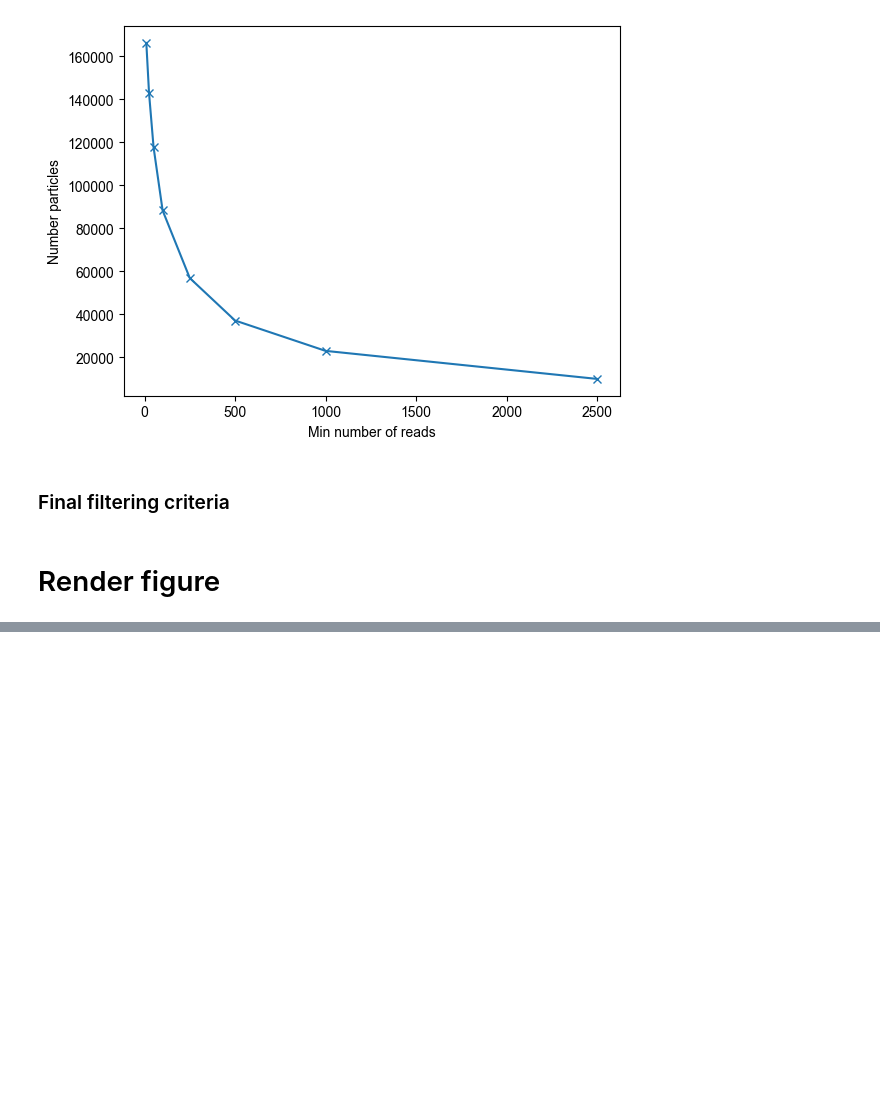
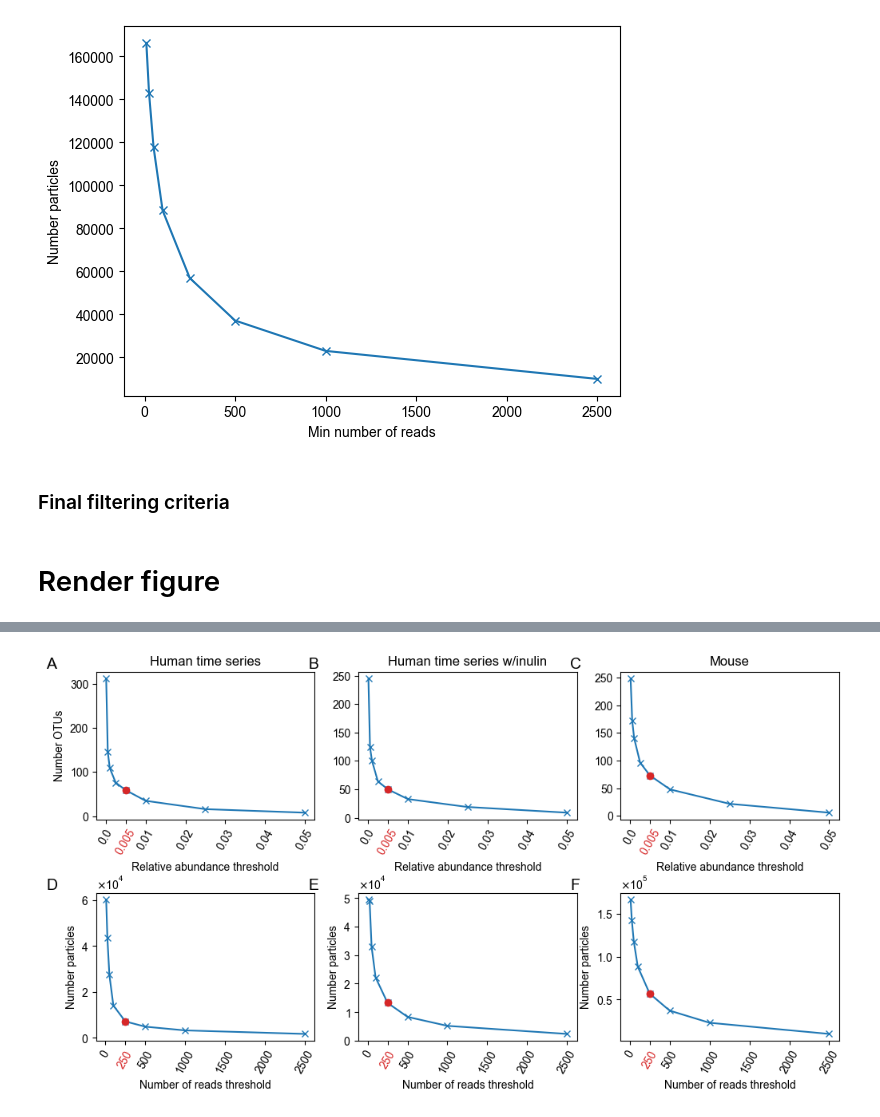
Before and after one commit to gerberlab/MCSPACE, a Jupyter notebook: mcspace/MCSPACE_paper/figures/figure_S1_data_filtering.ipynb, the cells around one changed output, grey strips where cells are left out. Saved outputs shown, nothing was run; the diff lists cells and outputs as text; code cells hidden in the pictures; blank space fills up the shorter version.

```diff
--- a/mcspace/MCSPACE_paper/figures/figure_S1_data_filtering.ipynb
+++ b/mcspace/MCSPACE_paper/figures/figure_S1_data_filtering.ipynb
@@ -96,0 +150,8 @@ reads, num_otus, times, subjects, human_dataset = get_human_timeseries_dataset(
+# %%
+# from looking at plots and estimating an elbow
+min_abundance=0.005
+min_reads=250
+max_reads = 10000
+# %%
+reads, num_otus, times, subjects, inulin_dataset = get_human_inulin_perturbation_dataset(
+    min_abundance=min_abundance, min_reads=min_reads, max_reads=max_reads, rootpath=datapath)
@@ -224,0 +286,91 @@ plt.savefig(outpath / "figure_S3_filtering_thresholds.svg", bbox_inches="tight")
+# %%
+scale=1.5
+rotation = 60
+
+fig, ax = plt.subplots(figsize=(8*scale,4*scale), nrows=2, ncols=3)
+
+abun_ticks = [0.0, 0.005, 0.01, 0.02, 0.03, 0.04, 0.05]
+part_ticks = [0, 250, 500, 1000, 1500, 2000, 2500]
+
+# Human data
+ax[0,0].plot(abun_thres_vals, human_notu_vals, '-x')
+ax[0,0].plot(abun_thres_vals[4], human_notu_vals[4], 'o', color='tab:red')
+ax[0,0].set_ylabel("Number OTUs")
+ax[0,0].set_xlabel("Relative abundance threshold")
+ax[0,0].set_xticks(abun_ticks)
+ax[0,0].set_xticklabels(abun_ticks, rotation=rotation)
+plt.setp(ax[0,0].get_xticklabels()[1], color='tab:red')
+ax[0,0].set_title("Human time series")
+ax[0,0].text(label_x, label_y, 'A', horizontalalignment='left',verticalalignment='center',
+             transform=ax[0,0].transAxes, fontsize=label_fontsize)
+
+# Human inulin data
+ax[0,1].plot(abun_thres_vals, inulin_notu_vals, '-x')
+ax[0,1].plot(abun_thres_vals[4], inulin_notu_vals[4], 'o', color='tab:red')
+ax[0,1].set_ylabel("") #Number OTUs")
+ax[0,1].set_xlabel("Relative abundance threshold")
+ax[0,1].set_xticks(abun_ticks)
+ax[0,1].set_xticklabels(abun_ticks, rotation=rotation)
+plt.setp(ax[0,1].get_xticklabels()[1], color='tab:red')
+ax[0,1].set_title("Human time series w/inulin")
+ax[0,1].text(label_x, label_y, 'B', horizontalalignment='left',verticalalignment='center',
+             transform=ax[0,1].transAxes, fontsize=label_fontsize)
+
+# Mouse data
+ax[0,2].plot(abun_thres_vals, mouse_notu_vals, '-x')
+ax[0,2].plot(abun_thres_vals[4], mouse_notu_vals[4], 'o', color='tab:red')
+ax[0,2].set_xticks(abun_ticks)
+ax[0,2].set_xticklabels(abun_ticks, rotation=rotation)
+plt.setp(ax[0,2].get_xticklabels()[1], color='tab:red')
+ax[0,2].set_ylabel("") #Number OTUs")
+ax[0,2].set_xlabel("Relative abundance threshold")
+ax[0,2].set_title("Mouse")
+ax[0,2].text(label_x, label_y, 'C', horizontalalignment='left',verticalalignment='center',
+             transform=ax[0,2].transAxes, fontsize=label_fontsize)
+
+
+# # second row, particle thresholds
+
+# human data
+ax[1,0].plot(min_read_vals, human_npart_vals, '-x')
+ax[1,0].plot(min_read_vals[4], human_npart_vals[4], 'o', color='tab:red')
+ax[1,0].set_xticks(part_ticks)
+ax[1,0].set_xticklabels(part_ticks, rotation=rotation)
+plt.setp(ax[1,0].get_xticklabels()[1], color='tab:red')
+ax[1,0].set_ylabel("Number particles")
+ax[1,0].set_xlabel("Number of reads threshold")
+ax[1,0].yaxis.set_major_formatter(ticker.ScalarFormatter(useMathText=True))
+ax[1,0].text(label_x, label_y, 'D', horizontalalignment='left',verticalalignment='center',
+             transform=ax[1,0].transAxes, fontsize=label_fontsize)
+ax[1,0].ticklabel_format(axis='y', style='sci', scilimits=(0, 2))
+
+# inulin data
+ax[1,1].plot(min_read_vals, inulin_npart_vals, '-x')
+ax[1,1].plot(min_read_vals[4], inulin_npart_vals[4], 'o', color='tab:red')
+ax[1,1].set_xticks(part_ticks)
+ax[1,1].set_xticklabels(part_ticks, rotation=rotation)
+plt.setp(ax[1,1].get_xticklabels()[1], color='tab:red')
+ax[1,1].set_ylabel("Number particles")
+ax[1,1].set_xlabel("Number of reads threshold")
+ax[1,1].yaxis.set_major_formatter(ticker.ScalarFormatter(useMathText=True))
+ax[1,1].text(label_x, label_y, 'E', horizontalalignment='left',verticalalignment='center',
+             transform=ax[1,1].transAxes, fontsize=label_fontsize)
+ax[1,1].ticklabel_format(axis='y', style='sci', scilimits=(0, 2))
+
+# mouse data
+ax[1,2].plot(min_read_vals, mouse_npart_vals, '-x')
+ax[1,2].plot(min_read_vals[4], mouse_npart_vals[4], 'o', color='tab:red')
+ax[1,2].set_xticks(part_ticks)
+ax[1,2].set_xticklabels(part_ticks, rotation=rotation)
+plt.setp(ax[1,2].get_xticklabels()[1], color='tab:red')
+ax[1,2].set_ylabel("Number particles")
+ax[1,2].set_xlabel("Number of reads threshold")
+ax[1,2].yaxis.set_major_formatter(ticker.ScalarFormatter(useMathText=True))
+ax[1,2].text(label_x, label_y, 'F', horizontalalignment='left',verticalalignment='center',
+             transform=ax[1,2].transAxes, fontsize=label_fontsize)
+plt.gca().ticklabel_format(axis='y', style='sci', scilimits=(0, 2))
+plt.subplots_adjust(wspace=0.2, hspace=0.5)
+
+plt.savefig(outpath / "figure_S3_filtering_thresholds.svg", bbox_inches="tight")
+# %% [output]
+[figure, added]
```
Also changed, not shown: parts of 12 cells of this notebook, 10 other files.
